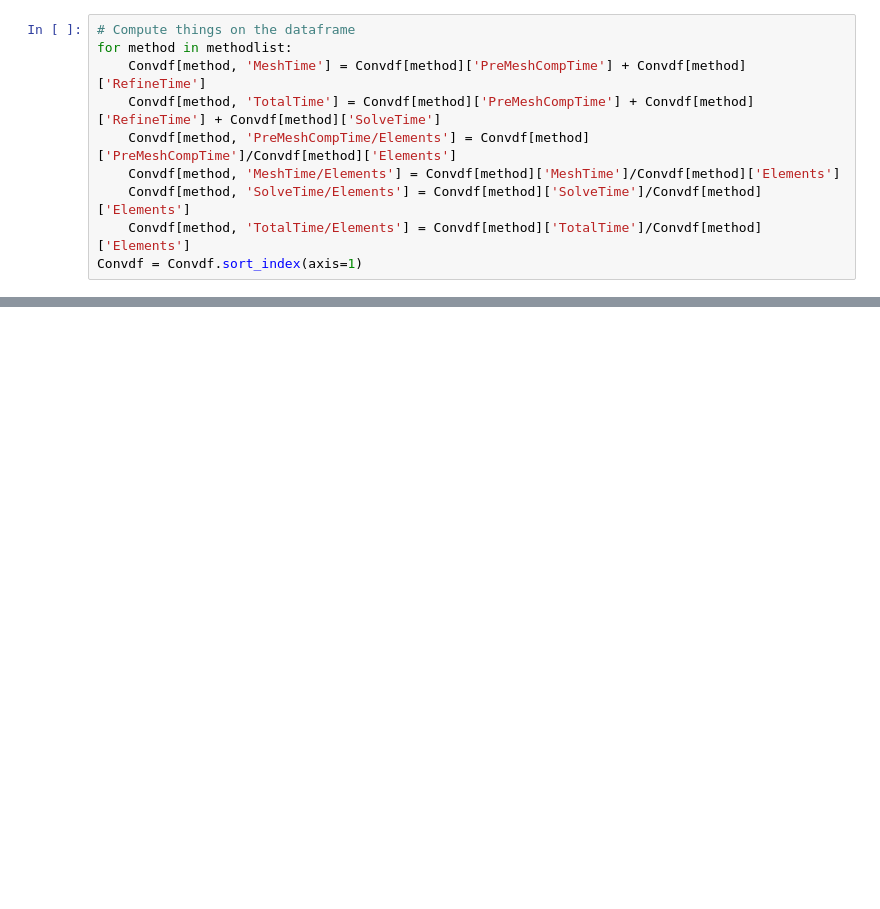
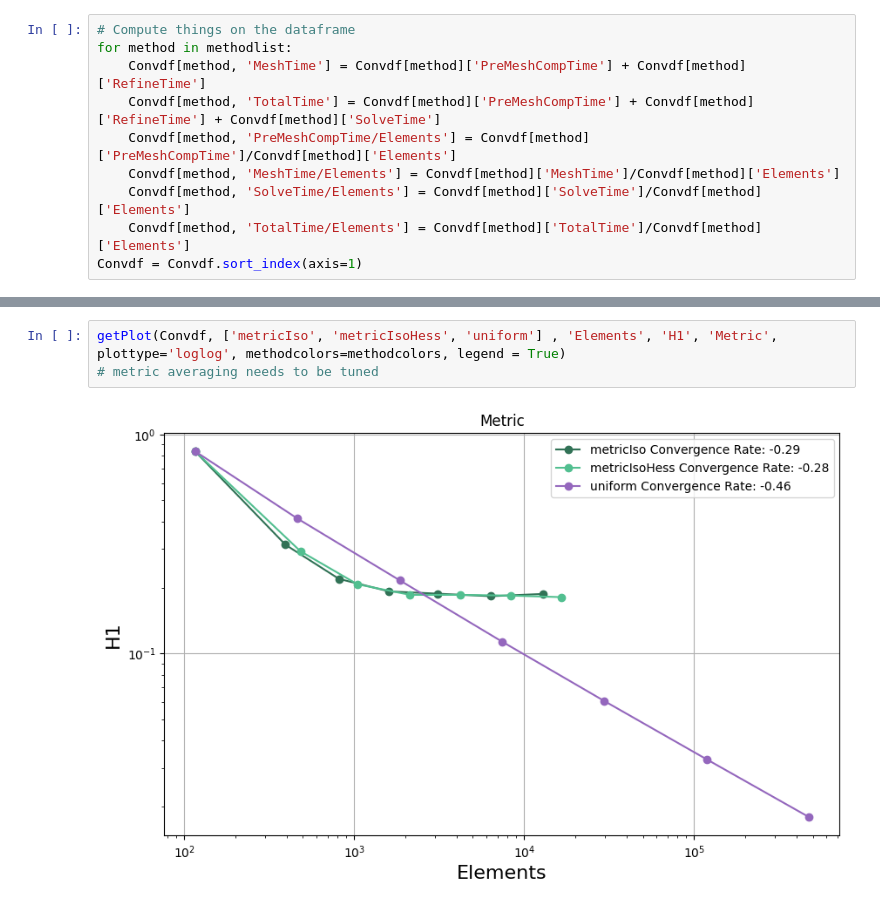
Before and after one commit to StefanoFochesatto/VI-AMR, a Jupyter notebook: NumericalResults/ConvergenceResults/PlotExplorer.ipynb, the cells around one changed output, grey strips where cells are left out. Cells and saved outputs as stored; diff of their text form; blank space fills up the shorter version.

```diff
--- a/NumericalResults/ConvergenceResults/PlotExplorer.ipynb
+++ b/NumericalResults/ConvergenceResults/PlotExplorer.ipynb
@@ -98,0 +123,5 @@ FileNotFoundError: [Errno 2] No such file or directory: '/home/stefano/Desktop/V
+# %%
+getPlot(Convdf, ['metricIso', 'metricIsoHess', 'uniform'] , 'Elements', 'H1', 'Metric', plottype='loglog', methodcolors=methodcolors, legend = True)
+# metric averaging needs to be tuned
+# %% [output]
+[figure, added]
```
Also changed, not shown: parts of 16 cells of this notebook, 55 other files.
